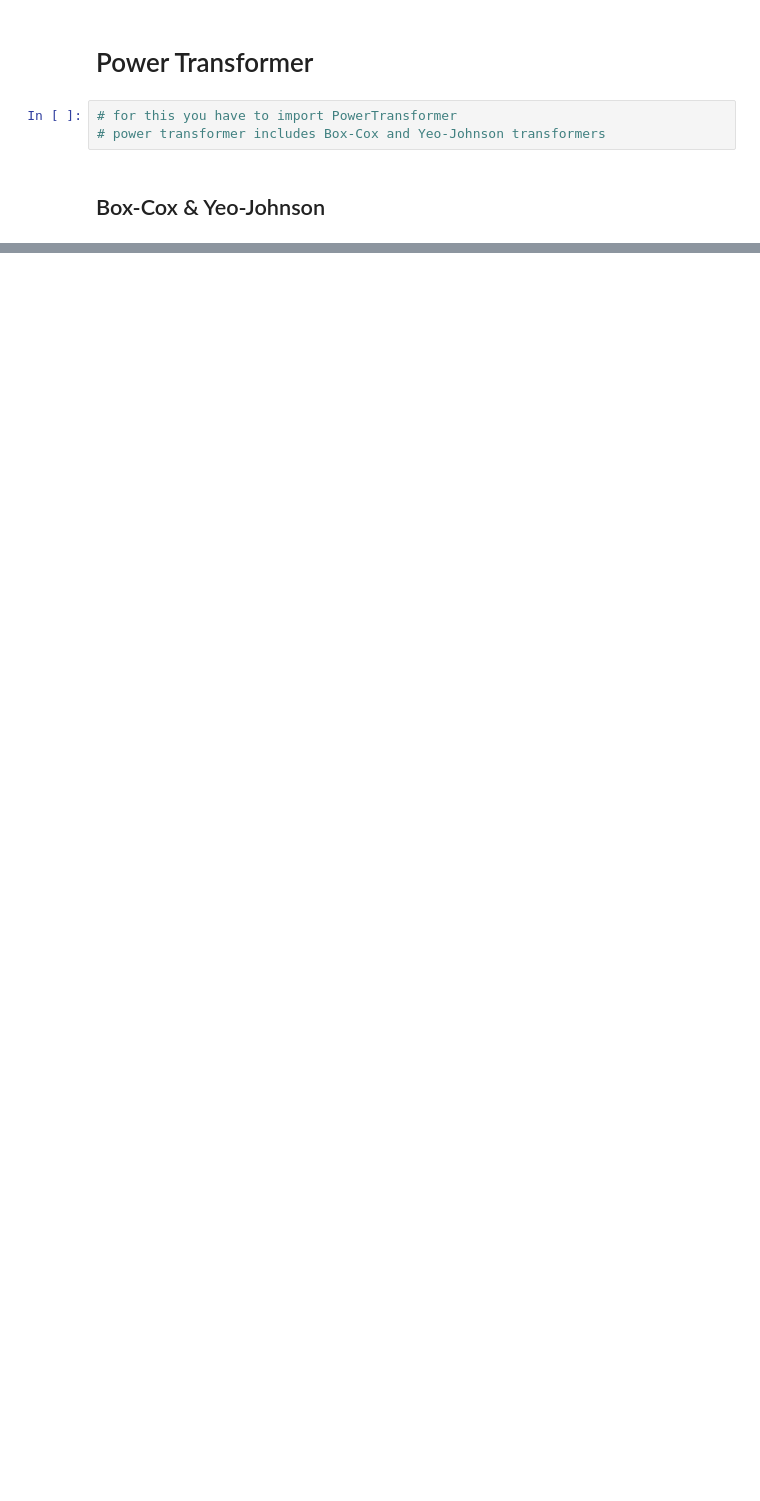
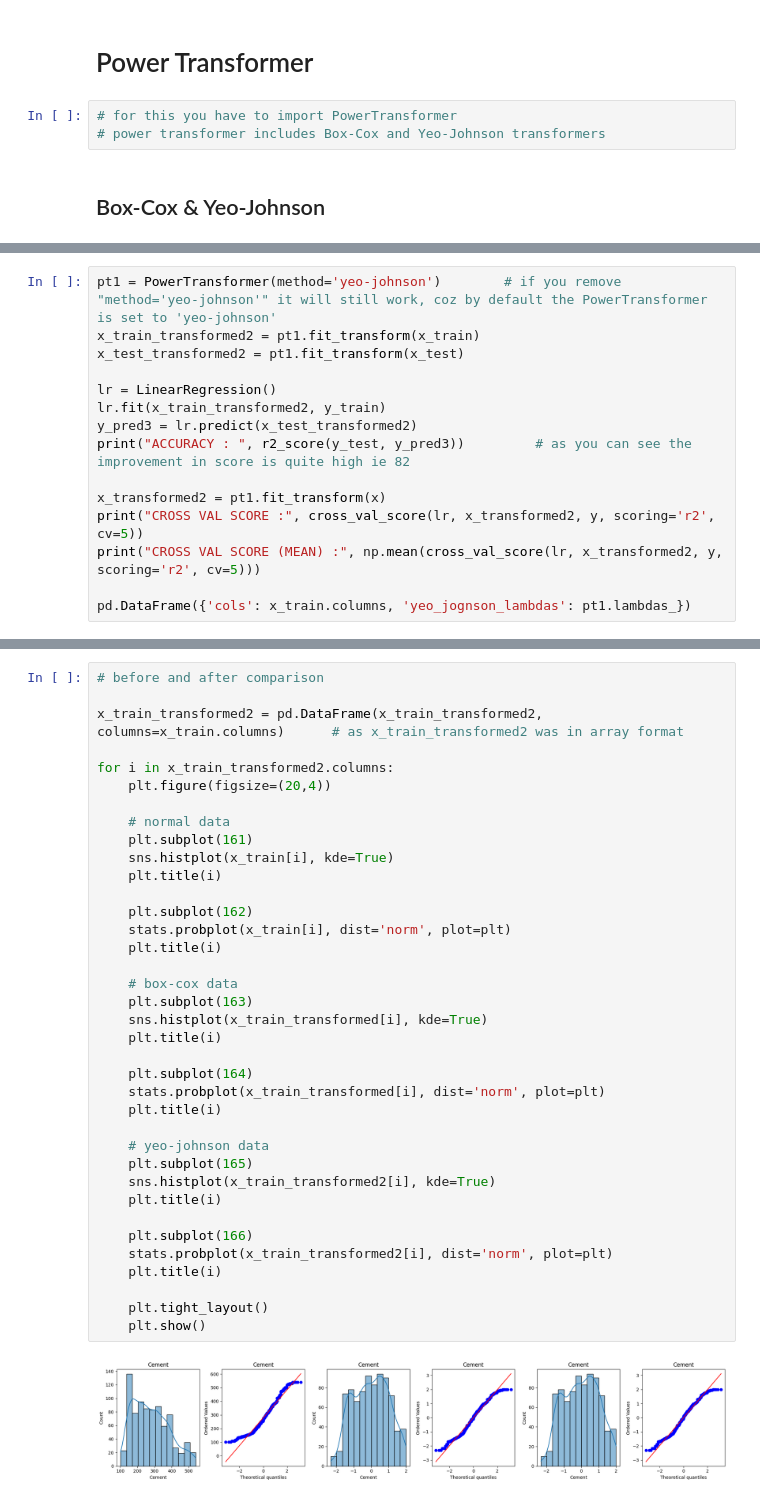
Before and after one commit to Ashura369/Python_and_Data_Science, a Jupyter notebook: 0 ML lecture/9_6 power transformers.ipynb, the cells around one changed output, grey strips where cells are left out. Cells and saved outputs as stored; diff of their text form; blank space fills up the shorter version.

```diff
--- a/0 ML lecture/9_6 power transformers.ipynb
+++ b/0 ML lecture/9_6 power transformers.ipynb
@@ -111,0 +192,15 @@ x_test_transformed = pt.fit_transform(x_test+0.000001)
+# %%
+pt1 = PowerTransformer(method='yeo-johnson')        # if you remove "method='yeo-johnson'" it will still work, coz by default the PowerTransformer is set to 'yeo-johnson'
+x_train_transformed2 = pt1.fit_transform(x_train)
+x_test_transformed2 = pt1.fit_transform(x_test)
+
+lr = LinearRegression()
+lr.fit(x_train_transformed2, y_train)
+y_pred3 = lr.predict(x_test_transformed2)
+print("ACCURACY : ", r2_score(y_test, y_pred3))         # as you can see the improvement in score is quite high ie 82
+
+x_transformed2 = pt1.fit_transform(x)
+print("CROSS VAL SCORE :", cross_val_score(lr, x_transformed2, y, scoring='r2', cv=5))
+print("CROSS VAL SCORE (MEAN) :", np.mean(cross_val_score(lr, x_transformed2, y, scoring='r2', cv=5)))
+
+pd.DataFrame({'cols': x_train.columns, 'yeo_jognson_lambdas': pt1.lambdas_})
@@ -111,0 +237,39 @@ x_test_transformed = pt.fit_transform(x_test+0.000001)
+# %%
+# before and after comparison
+
+x_train_transformed2 = pd.DataFrame(x_train_transformed2, columns=x_train.columns)      # as x_train_transformed2 was in array format
+
+for i in x_train_transformed2.columns:
+    plt.figure(figsize=(20,4))
+
+    # normal data
+    plt.subplot(161)
+    sns.histplot(x_train[i], kde=True)
+    plt.title(i)
+
+    plt.subplot(162)
+    stats.probplot(x_train[i], dist='norm', plot=plt)
+    plt.title(i)
+
+    # box-cox data
+    plt.subplot(163)
+    sns.histplot(x_train_transformed[i], kde=True)
+    plt.title(i)
+
+    plt.subplot(164)
+    stats.probplot(x_train_transformed[i], dist='norm', plot=plt)
+    plt.title(i)
+
+    # yeo-johnson data
+    plt.subplot(165)
+    sns.histplot(x_train_transformed2[i], kde=True)
+    plt.title(i)
+
+    plt.subplot(166)
+    stats.probplot(x_train_transformed2[i], dist='norm', plot=plt)
+    plt.title(i)
+
+    plt.tight_layout()
+    plt.show()
+# %% [output]
+[figure, added]
```
Also changed, not shown: parts of 14 cells of this notebook.
